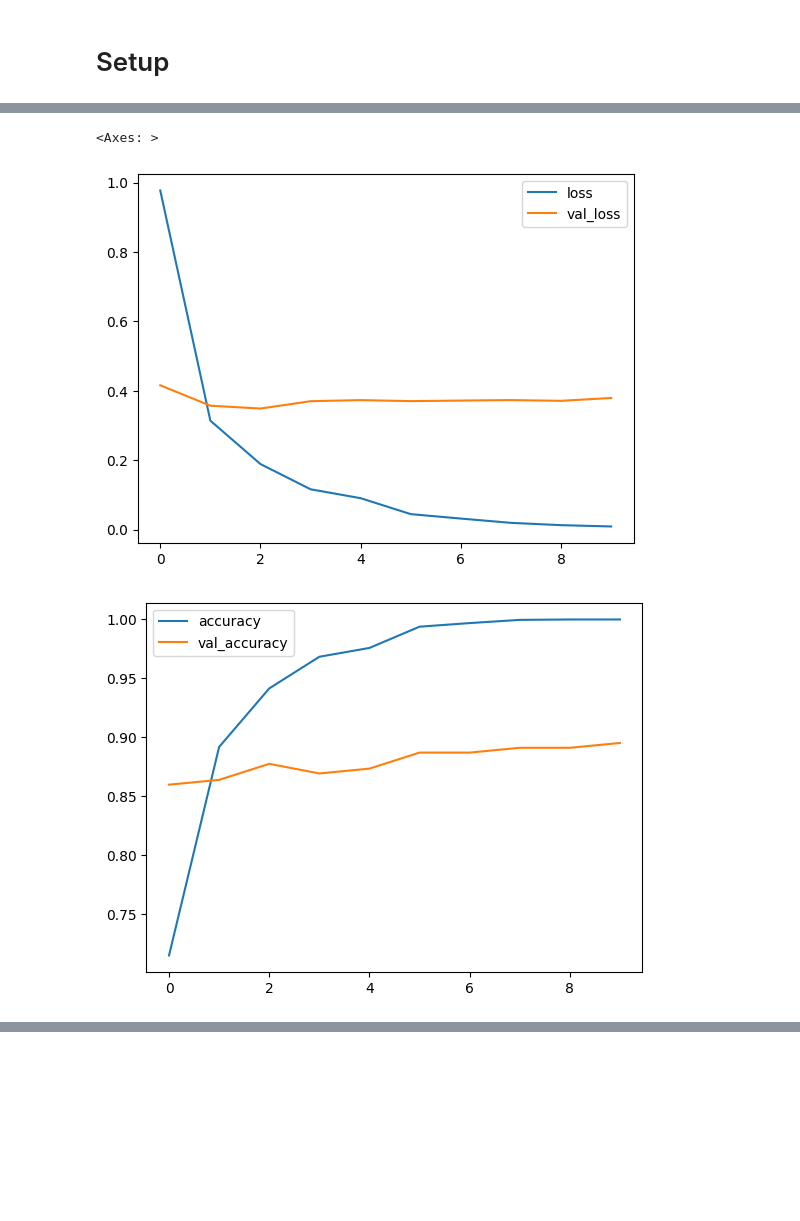
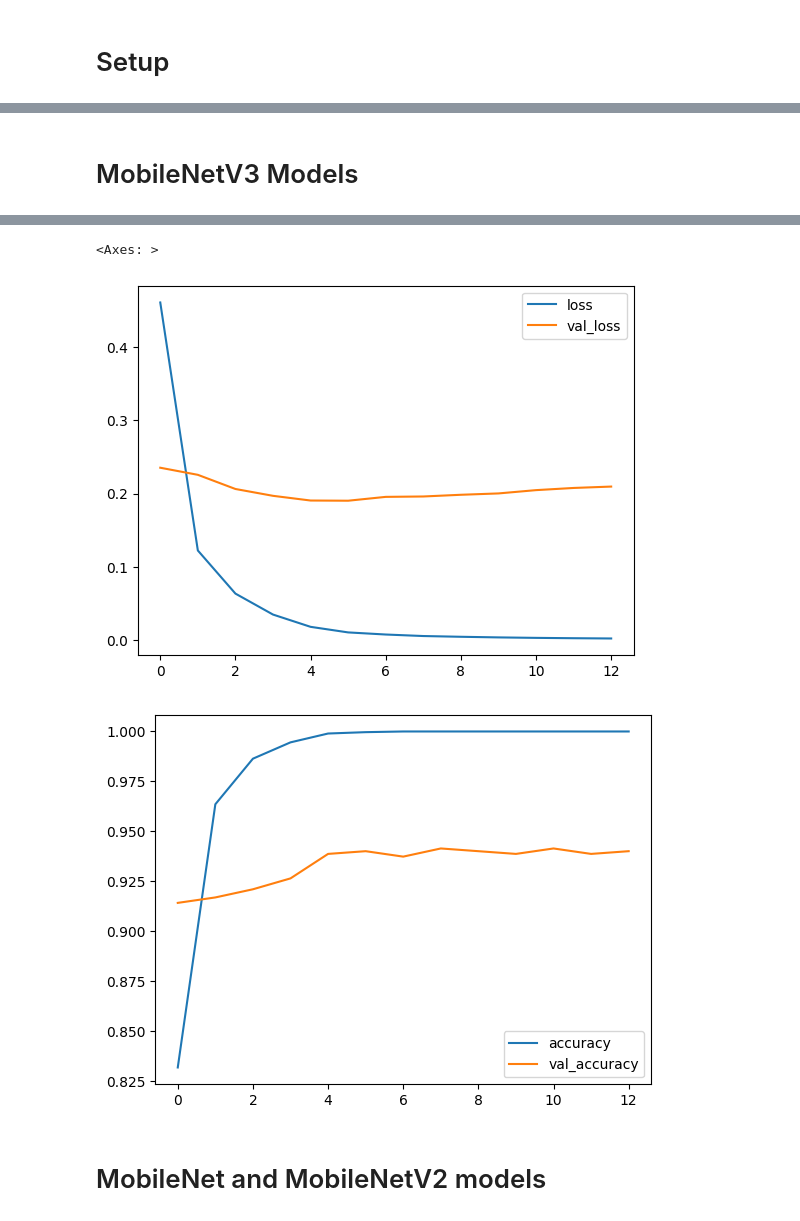
Before and after one commit to WilliamHuang999/cv-food-app, a Jupyter notebook: transferLearning.ipynb, the cells around one changed output, grey strips where cells are left out. Drawn from its saved outputs; the diff is of its cells as text; code cells hidden in the pictures; blank space fills up the shorter version.

Commit message:
further testing of pretrained models

```diff
--- a/transferLearning.ipynb
+++ b/transferLearning.ipynb
@@ -144,9 +77,58 @@ Epoch 10/10
-# %%
-# Plot learning curves
-history_frame = pd.DataFrame(history.history)
-history_frame.loc[:, ['loss', 'val_loss']].plot()
-history_frame.loc[:, ['accuracy', 'val_accuracy']].plot()
-# %% [output]
-<Axes: >
-[figure, removed]
-[figure, removed]
+# %% [markdown]
+# MobileNetV3 Models
+# %%
+# MobileNetV3Large
+# Create model
+mobileNetv3Large_model = Sequential()
+mobileNetv3Large_base = MobileNetV3Large(include_top=False, input_shape=(width, height, 3), pooling='avg', classes=5,
+                      weights='imagenet')
+
+mobileNetv3Large_base.trainable = False
+
+mobileNetv3Large_model.add(mobileNetv3Large_base)
+mobileNetv3Large_model.add(Flatten())
+mobileNetv3Large_model.add(Dense(512, activation='relu'))
+mobileNetv3Large_model.add(Dense(5, activation='softmax'))
+
+# Check model parameters
+mobileNetv3Large_model.summary()
+
+# Train model
+mobileNetv3Large_model.compile(loss="categorical_crossentropy", optimizer="adam", metrics=["accuracy"])
+stop_early = EarlyStopping(monitor="val_accuracy", patience=5, min_delta=0.001, restore_best_weights=True)
+mobileNetv3Large_history = mobileNetv3Large_model.fit(train, validation_data=validation, epochs=20,
+                                                      callbacks=[stop_early])
+
+# Plot learning curves
+history_frame = pd.DataFrame(mobileNetv3Large_history.history)
+history_frame.loc[:, ['loss', 'val_loss']].plot()
+history_frame.loc[:, ['accuracy', 'val_accuracy']].plot()
+
+
+# # MobileNetV3Small
+# # Create model
+# mobileNetv3Small_model = Sequential()
+# mobileNetv3Small_base = MobileNetV3Small(include_top=False, input_shape=(width, height, 3), classes=131,
+#                                          dropout_rate=0.5, weights='imagenet', pooling='avg')
+
+# mobileNetv3Small_base.trainable = False
+
+# mobileNetv3Small_model.add(mobileNetv3Small_base)
+# mobileNetv3Small_model.add(Flatten())
+# mobileNetv3Small_model.add(Dense(1024, activation='relu'))
+# mobileNetv3Small_model.add(Dense(131, activation='softmax'))
+
+# # Check model parameters
+# mobileNetv3Small_model.summary()
+
+# # Train model
+# mobileNetv3Small_model.compile(loss="categorical_crossentropy", optimizer="adam", metrics=["accuracy"])
+# stop_early = EarlyStopping(monitor="val_accuracy", patience=5, min_delta=0.001, restore_best_weights=True)
+# mobileNetv3Small_history = mobileNetv3Small_model.fit(train, validation_data=validation, epochs=50,
+#                                                       callbacks=[stop_early])
+
+# # Plot learning curves
+# history_frame = pd.DataFrame(mobileNetv3Small_history.history)
+# history_frame.loc[:, ['loss', 'val_loss']].plot()
+# history_frame.loc[:, ['accuracy', 'val_accuracy']].plot()
+# %% [output]
@@ -152,0 +152,5 @@ history_frame.loc[:, ['accuracy', 'val_accuracy']].plot()
+<Axes: >
+[figure, added]
+[figure, added]
+# %% [markdown]
+# MobileNet and MobileNetV2 models
```
Also changed, not shown: parts of 17 cells of this notebook.
